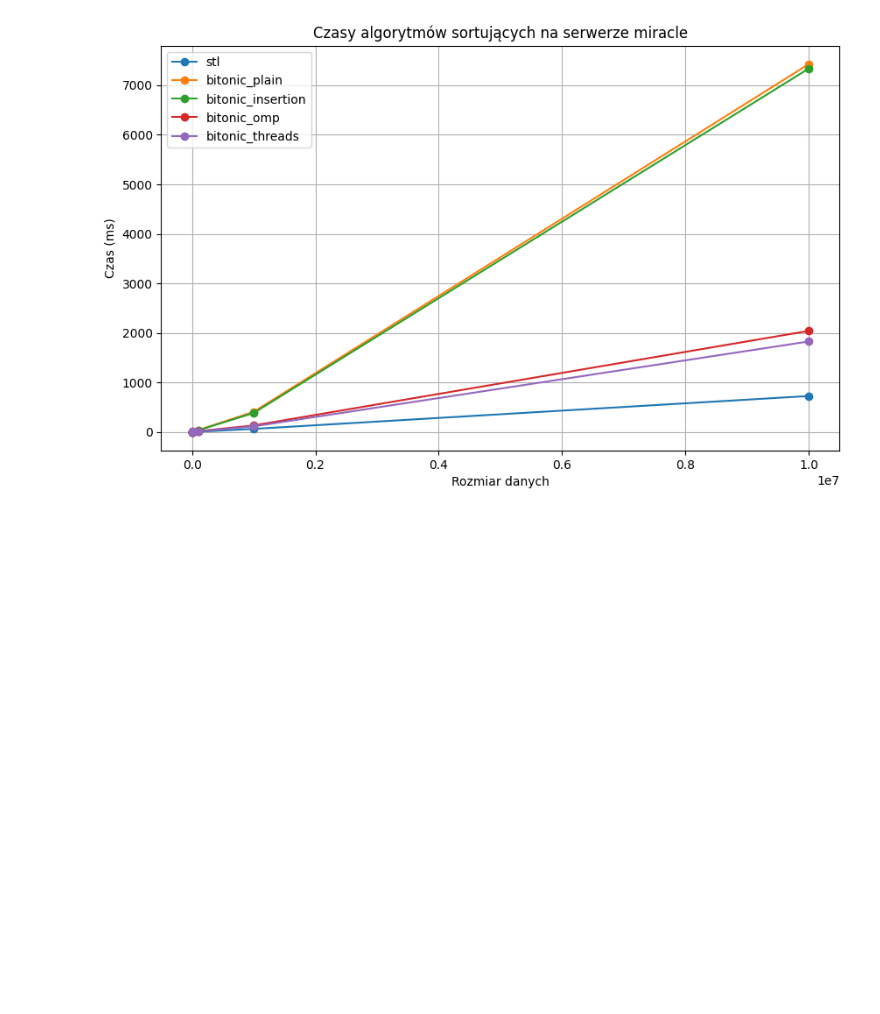
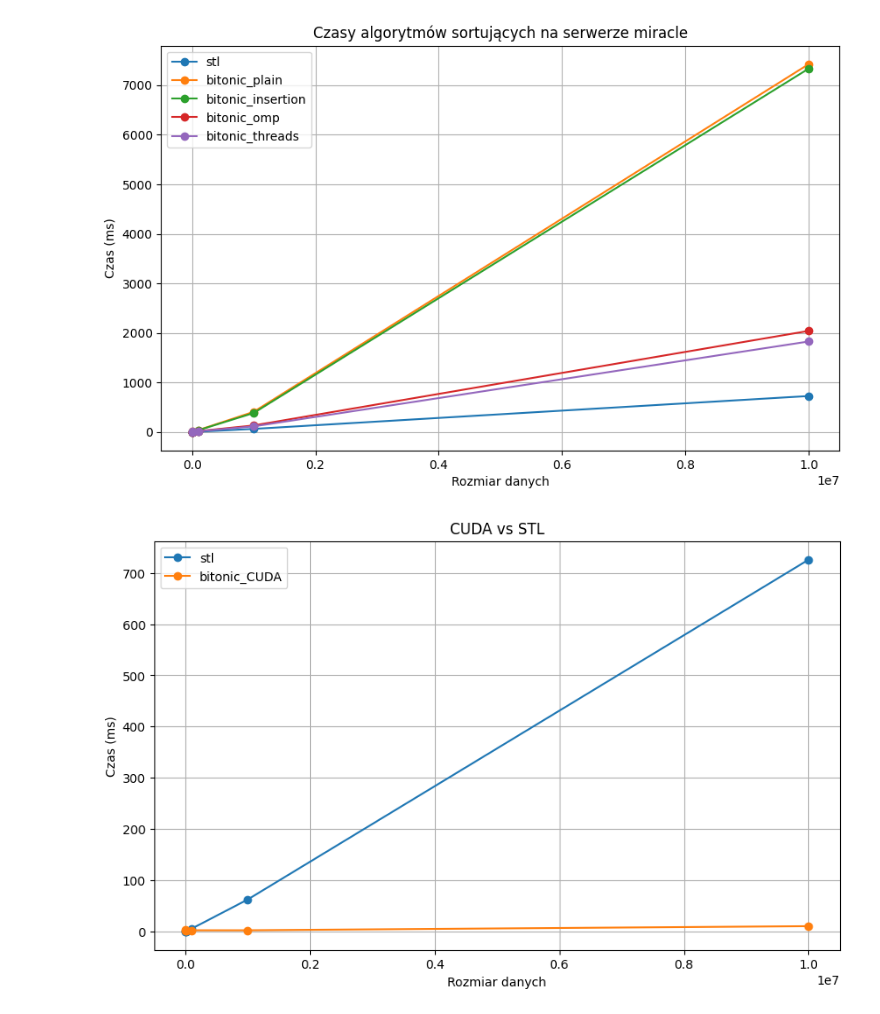
Before and after one commit to cieplypolar/bitonic, a Jupyter notebook: docs/plotting/plots.ipynb, the cells around one changed output. Saved outputs shown, nothing was run; the diff lists cells and outputs as text; code cells hidden in the pictures; blank space fills up the shorter version.

Commit message:
Added plot for CUDA

```diff
--- a/docs/plotting/plots.ipynb
+++ b/docs/plotting/plots.ipynb
@@ -73,3 +73,25 @@ plt.savefig("czasy_miracle.jpg")
 plt.show()
 # %% [output]
 [figure]
+# %%
+import matplotlib.pyplot as plt
+
+input_sizes = [1, 100, 10000, 100000, 1000000, 10000000]
+
+times = {
+    "stl"          : [0, 0, 0, 5,  62,  726],
+    "bitonic_CUDA" : [2, 3, 2, 2, 2, 10],
+}
+
+plt.figure(figsize=(10, 6))
+for name, time_values in times.items():
+    plt.plot(input_sizes, time_values, label=name, marker="o")
+plt.title("CUDA vs STL")
+plt.xlabel("Rozmiar danych")
+plt.ylabel("Czas (ms)")
+plt.legend()
+plt.grid()
+plt.savefig("stlVsCUDA.jpg")
+plt.show()
+# %% [output]
+[figure, added]
```
Also changed, not shown: 1 other file.
